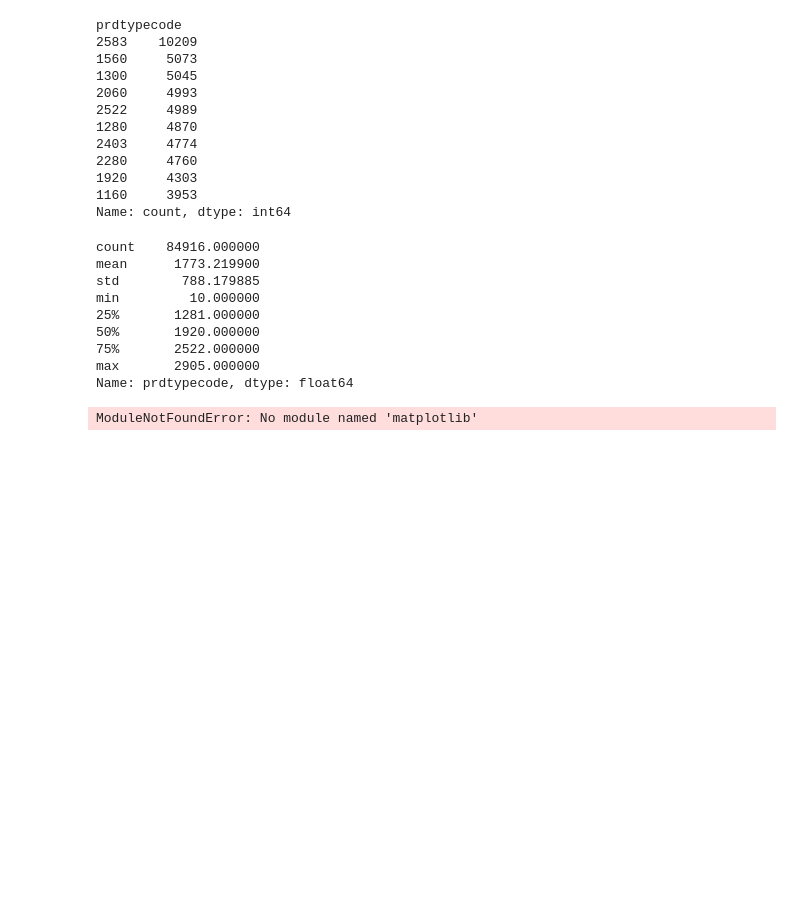
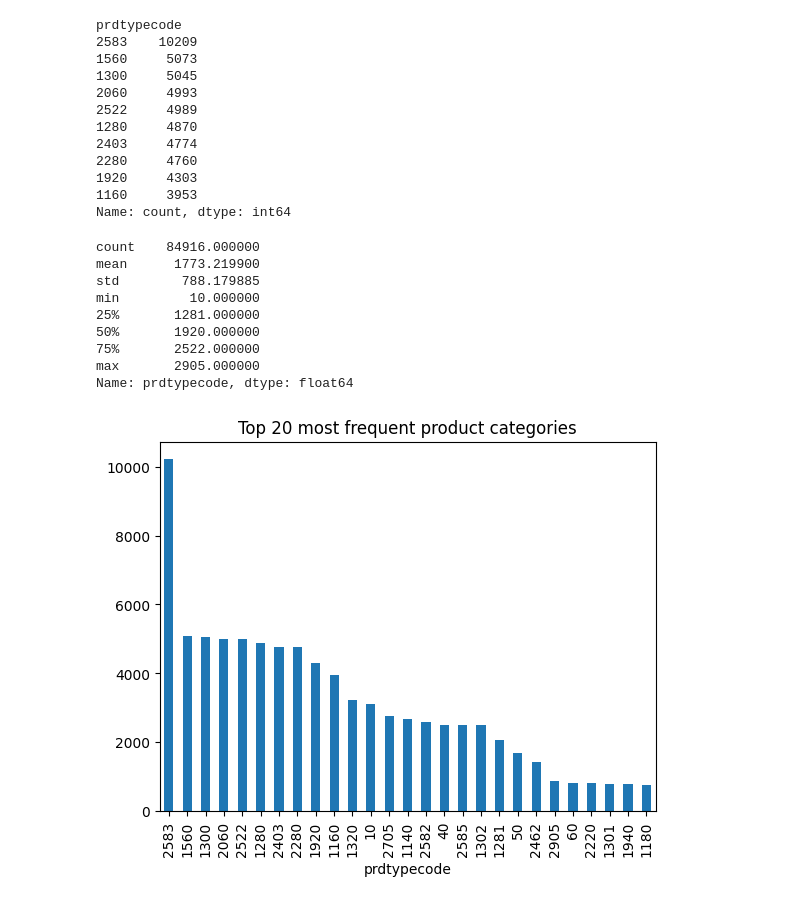
Before and after one commit to Stonesthrowing/Rakuten_Data_Science, a Jupyter notebook: rakuten.ipynb, the cells around one changed output. Cells and saved outputs as stored; diff of their text form; code cells hidden in the pictures; blank space fills up the shorter version.

```diff
--- a/rakuten.ipynb
+++ b/rakuten.ipynb
@@ -130,8 +151,8 @@ Name: prdtypecode, dtype: float64
 # %%
 import matplotlib.pyplot as plt
 
-df["prdtypecode"].value_counts().head(20).plot(kind="bar")
+df["prdtypecode"].value_counts().head(27).plot(kind="bar")
 plt.title("Top 20 most frequent product categories")
 plt.show()
 # %% [output]
-ModuleNotFoundError: No module named 'matplotlib'
+[figure, added]
```
Also changed, not shown: parts of 9 cells of this notebook.
